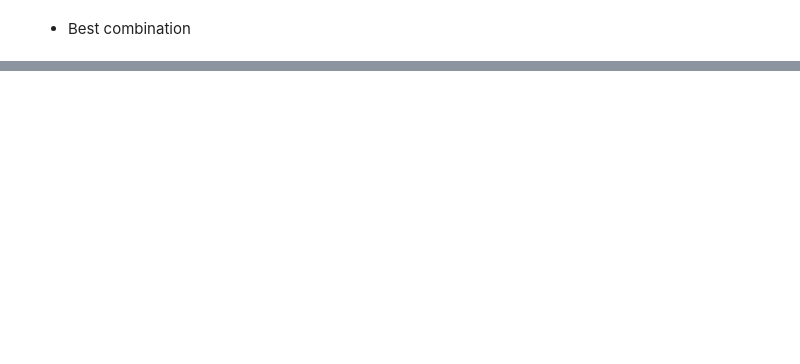
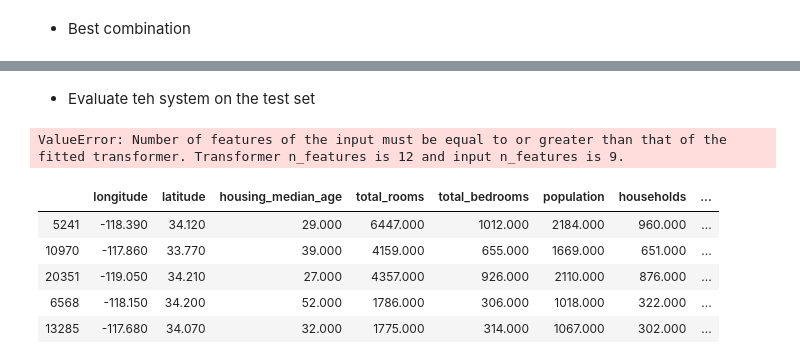
Before and after one commit to KaiFormosa/California_Housing_Price_Prediction, a Jupyter notebook: California_Housing_Price_Prediction.ipynb, the cells around one changed output, grey strips where cells are left out. Drawn from its saved outputs; the diff is of its cells as text; code cells hidden in the pictures; blank space fills up the shorter version.

```diff
--- a/California_Housing_Price_Prediction.ipynb
+++ b/California_Housing_Price_Prediction.ipynb
@@ -619,0 +658,22 @@ for mean_score, params in zip(cvres['mean_test_score'], cvres['params']):
+# %% [markdown]
+- Evaluate teh system on the test set
+# %%
+final_model = grid_search.best_estimator_
+
+X_test = strat_test_set.drop('median_house_value', axis=1)
+y_test = strat_test_set['median_house_value'].copy()
+
+X_test_prepared = full_pipeline.transform(X_test)
+
+#final_predictions = final_model.predict(X_test_prepared)
+# %% [output]
+ValueError: Number of features of the input must be equal to or greater than that of the fitted transformer. Transformer n_features is 12 and input n_features is 9.
+# %%
+X_test.head()
+# %% [output]
+|  | longitude | latitude | housing_median_age | total_rooms | total_bedrooms | population | households | ... |
+| 5241 | -118.390 | 34.120 | 29.000 | 6447.000 | 1012.000 | 2184.000 | 960.000 | ... |
+| 10970 | -117.860 | 33.770 | 39.000 | 4159.000 | 655.000 | 1669.000 | 651.000 | ... |
+| 20351 | -119.050 | 34.210 | 27.000 | 4357.000 | 926.000 | 2110.000 | 876.000 | ... |
+| 6568 | -118.150 | 34.200 | 52.000 | 1786.000 | 306.000 | 1018.000 | 322.000 | ... |
+| 13285 | -117.680 | 34.070 | 32.000 | 1775.000 | 314.000 | 1067.000 | 302.000 | ... |
```
Also changed, not shown: parts of 10 cells of this notebook.
